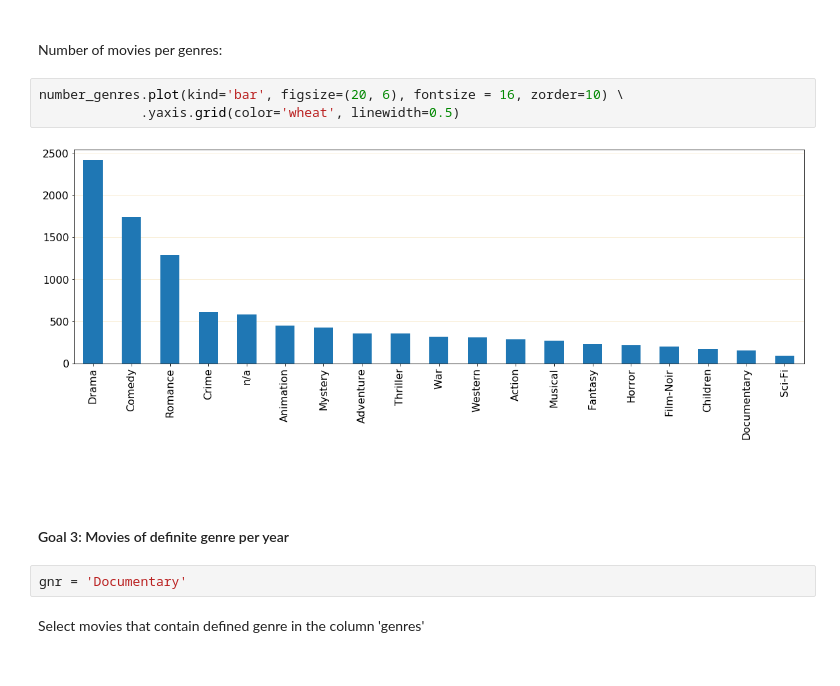
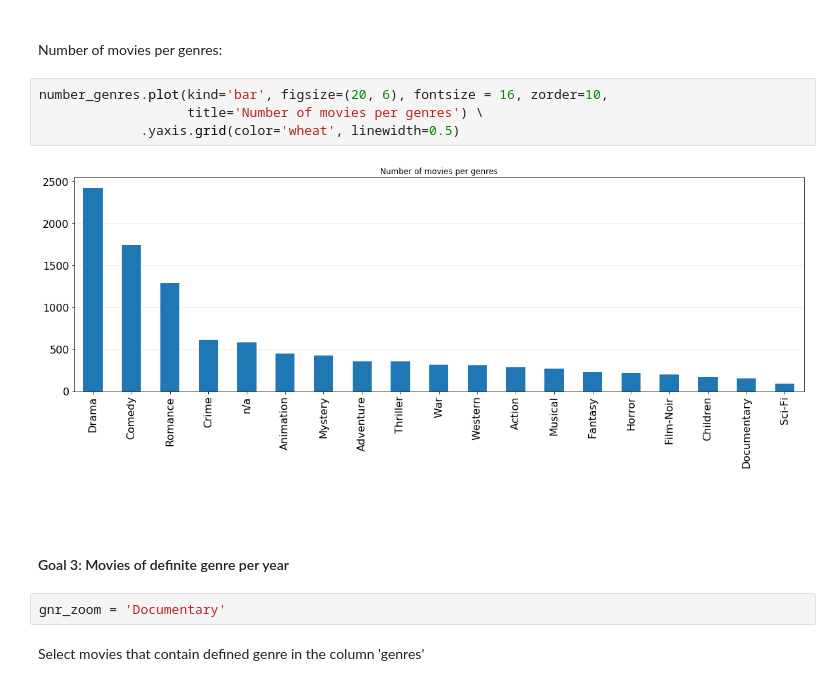
Before and after one commit to Lady3mlnm/analysis_of_different_data, a Jupyter notebook: mini-project_early_movies_(improved).ipynb, the cells around one changed output. Drawn from its saved outputs; the diff is of its cells as text.

```diff
--- a/mini-project_early_movies_(improved).ipynb
+++ b/mini-project_early_movies_(improved).ipynb
@@ -449,17 +452,18 @@ dtype: int64
 
 Number of movies per genres:
 # %%
-number_genres.plot(kind='bar', figsize=(20, 6), fontsize = 16, zorder=10) \
+number_genres.plot(kind='bar', figsize=(20, 6), fontsize = 16, zorder=10,
+                   title='Number of movies per genres') \
              .yaxis.grid(color='wheat', linewidth=0.5)
 # %% [output]
-[figure, old version]
+[figure, new version]
 # %% [markdown]
 <br>
 <br>
 
 #### Goal 3: Movies of definite genre per year
 # %%
-gnr = 'Documentary'
+gnr_zoom = 'Documentary'
 # %% [markdown]
 Select movies that contain defined genre in the column 'genres'
 # %%
```
Also changed, not shown: parts of 16 cells of this notebook.
